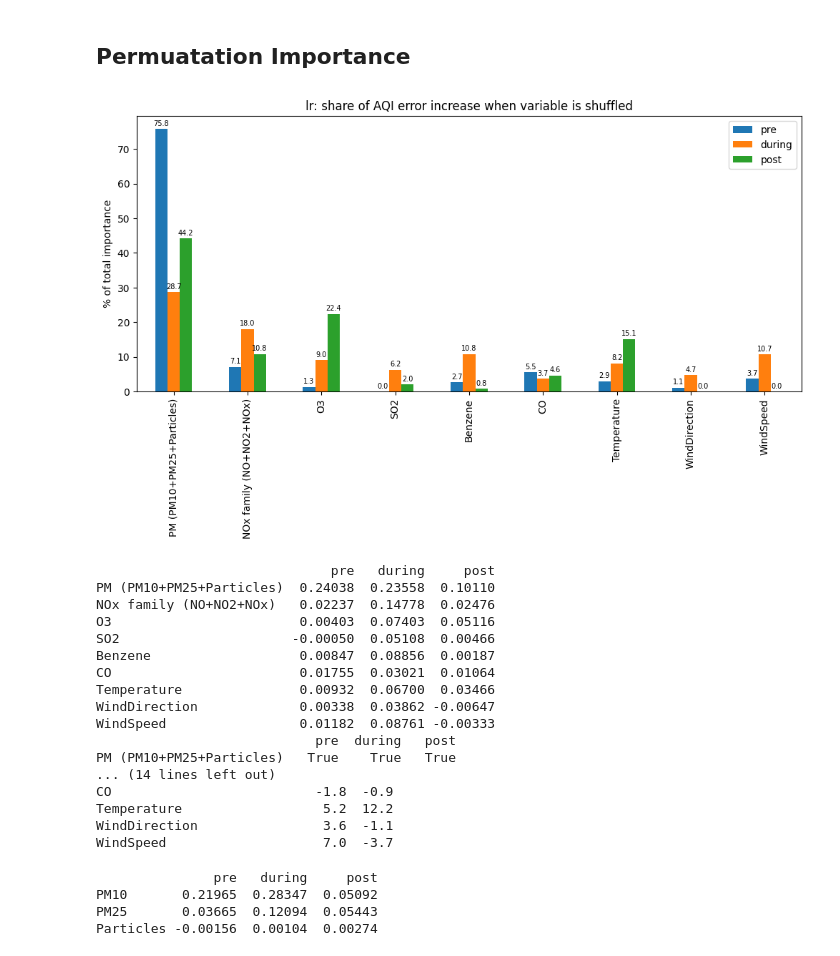
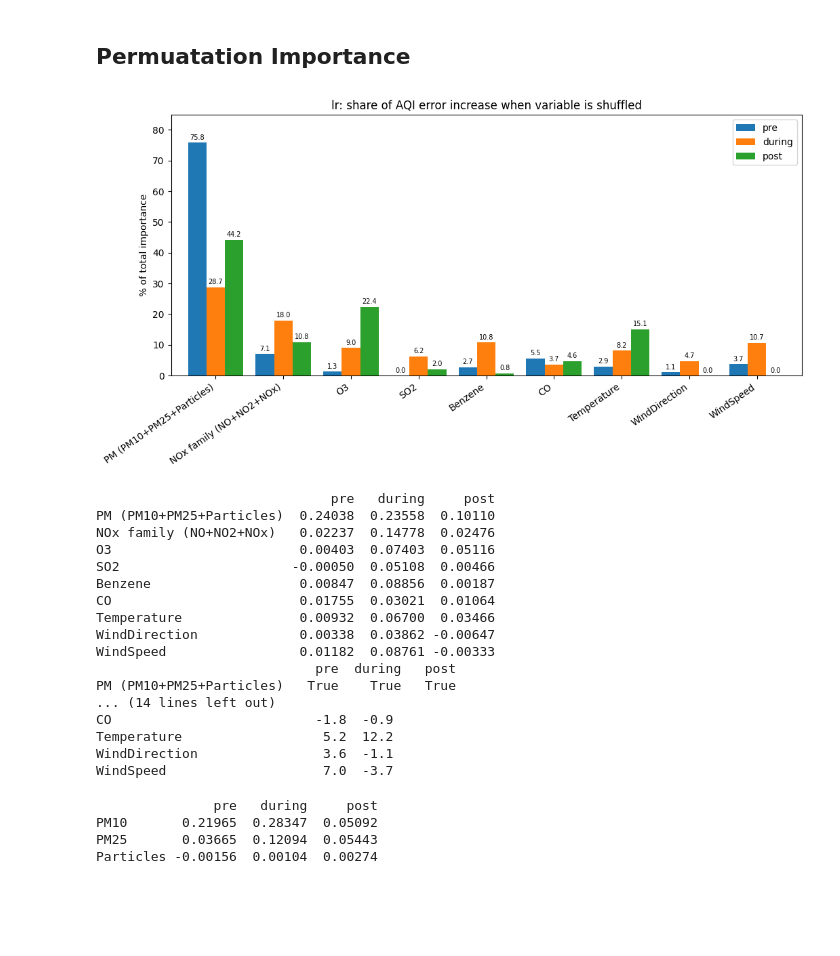
Before and after one commit to DuongAnhTran/AQI-Data-Analysis-Honours-Project, a Jupyter notebook: Model/LR/LR(3periods).ipynb, the cells around one changed output. Cells and saved outputs as stored; diff of their text form; code cells hidden in the pictures; blank space fills up the shorter version.

Commit message:
make graph better

```diff
--- a/Model/LR/LR(3periods).ipynb
+++ b/Model/LR/LR(3periods).ipynb
@@ -497,36 +497,39 @@ def perm_importance(rp, y_w, n=10, units=units):
         for _ in range(n):
             v, i = win.values().copy(), [cols.index(c) for c in members]
             v[:, i] = v[rng.permutation(len(v))][:, i]
             d.append(score(win.with_values(v)) - base)
         out[u] = pd.concat(d, axis=1).mean(axis=1)
     return pd.DataFrame(out).T
 
 def plot_share(df, title):
-    ax = df.mul(100).plot.bar(figsize=(12, 5), title=title)
-    for c in ax.containers: ax.bar_label(c, fmt="%.1f", fontsize=7, padding=2)
+    ax = df.mul(100).plot.bar(figsize=(12, 5), width=0.82, title=title)
+    for c in ax.containers:
+        ax.bar_label(c, fmt="%.1f", fontsize=7, padding=2)
     ax.set_ylabel("% of total importance")
+    ax.margins(y=0.12)
+    plt.xticks(rotation=35, ha="right")
     plt.show()
 
 def share(d):
     d = d.clip(lower=0)
     return d / d.sum()
 
 def above_floor(imp):
     return imp.gt(-imp.min().clip(upper=0), axis=1)   # True = importance exceeds the column's largest negative
 
 # each period's own model on its own test window
 imp = {k: perm_importance(rp, rp["y_test"]) for k, rp in results.items()}
 aqi_imp = pd.DataFrame({k: d["AQI"] for k, d in imp.items()})   # rows = variable, cols = period
 
 plot_share(share(aqi_imp), f"{final_model}: share of AQI error increase when variable is shuffled")
 print(aqi_imp.round(5))
 print(above_floor(aqi_imp))
 # change in share vs pre, in percentage points
 print((share(aqi_imp)[["during", "post"]].sub(share(aqi_imp)["pre"], axis=0) * 100).round(1))
 
 pd.concat(imp).to_csv(f"importance_{final_model}.csv")   # all columns (AQI + each pollutant), period x variable
 # %% [output]
-[figure, old version]
+[figure, new version]
                               pre   during     post
 PM (PM10+PM25+Particles)  0.24038  0.23558  0.10110
 NOx family (NO+NO2+NOx)   0.02237  0.14778  0.02476
```
Also changed, not shown: 8 other files.
